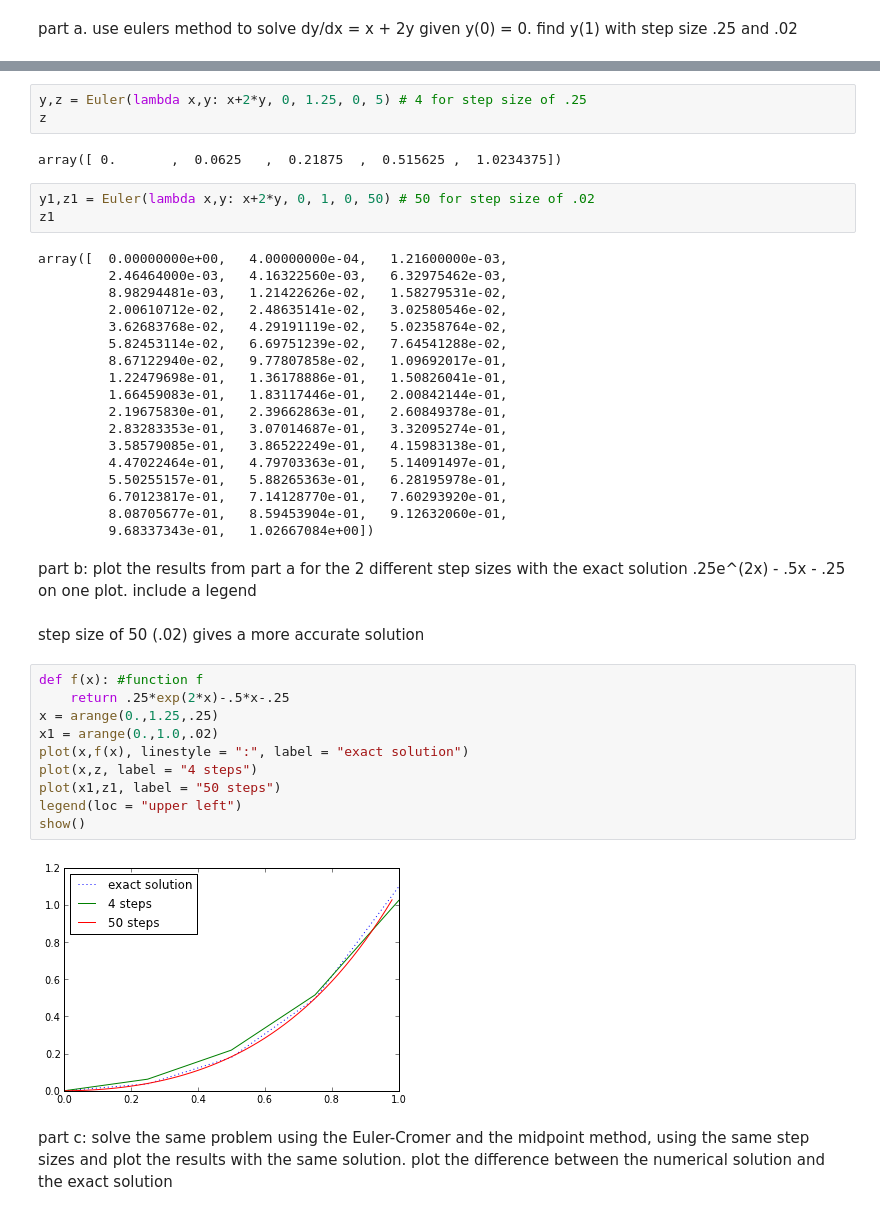
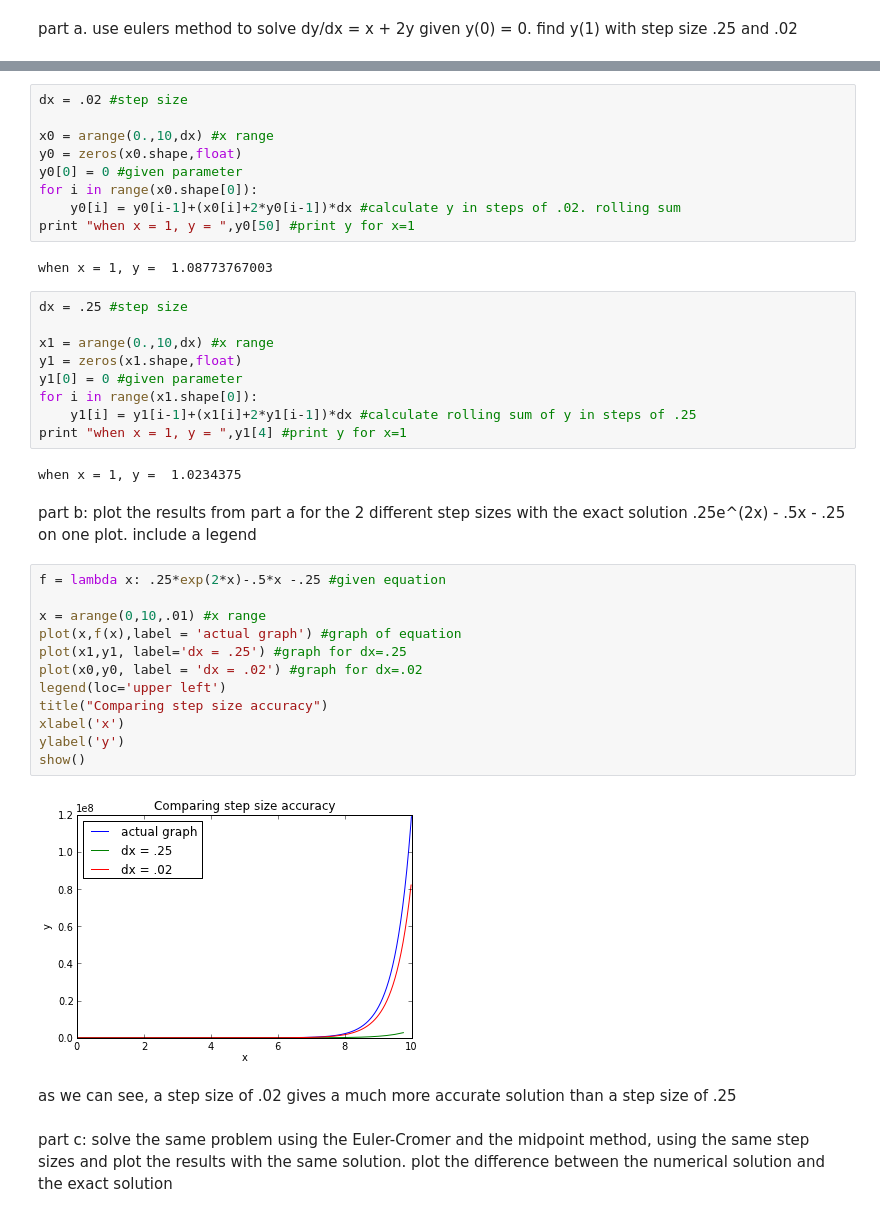
Before and after one commit to jruncoPHYS202/PHYS202-S13, a Jupyter notebook: week7/ThursdayNotes.ipynb, the cells around one changed output, grey strips where cells are left out. Saved outputs shown, nothing was run; the diff lists cells and outputs as text.

```diff
--- a/week7/ThursdayNotes.ipynb
+++ b/week7/ThursdayNotes.ipynb
@@ -45,44 +30,42 @@ def Euler(f, xa, xb, ya, n):
-# %%
-y,z = Euler(lambda x,y: x+2*y, 0, 1.25, 0, 5) # 4 for step size of .25
-z
-# %% [output]
-array([ 0.       ,  0.0625   ,  0.21875  ,  0.515625 ,  1.0234375])
-# %%
-y1,z1 = Euler(lambda x,y: x+2*y, 0, 1, 0, 50) # 50 for step size of .02
-z1
-# %% [output]
-array([  0.00000000e+00,   4.00000000e-04,   1.21600000e-03,
-         2.46464000e-03,   4.16322560e-03,   6.32975462e-03,
-         8.98294481e-03,   1.21422626e-02,   1.58279531e-02,
-         2.00610712e-02,   2.48635141e-02,   3.02580546e-02,
-         3.62683768e-02,   4.29191119e-02,   5.02358764e-02,
-         5.82453114e-02,   6.69751239e-02,   7.64541288e-02,
-         8.67122940e-02,   9.77807858e-02,   1.09692017e-01,
-         1.22479698e-01,   1.36178886e-01,   1.50826041e-01,
-         1.66459083e-01,   1.83117446e-01,   2.00842144e-01,
-         2.19675830e-01,   2.39662863e-01,   2.60849378e-01,
-         2.83283353e-01,   3.07014687e-01,   3.32095274e-01,
-         3.58579085e-01,   3.86522249e-01,   4.15983138e-01,
-         4.47022464e-01,   4.79703363e-01,   5.14091497e-01,
-         5.50255157e-01,   5.88265363e-01,   6.28195978e-01,
-         6.70123817e-01,   7.14128770e-01,   7.60293920e-01,
-         8.08705677e-01,   8.59453904e-01,   9.12632060e-01,
-         9.68337343e-01,   1.02667084e+00])
+# %%
+dx = .02 #step size
+
+x0 = arange(0.,10,dx) #x range
+y0 = zeros(x0.shape,float)
+y0[0] = 0 #given parameter
+for i in range(x0.shape[0]):
+    y0[i] = y0[i-1]+(x0[i]+2*y0[i-1])*dx #calculate y in steps of .02. rolling sum
+print "when x = 1, y = ",y0[50] #print y for x=1
+# %% [output]
+when x = 1, y =  1.08773767003
+# %%
+dx = .25 #step size
+
+x1 = arange(0.,10,dx) #x range
+y1 = zeros(x1.shape,float)
+y1[0] = 0 #given parameter
+for i in range(x1.shape[0]):
+    y1[i] = y1[i-1]+(x1[i]+2*y1[i-1])*dx #calculate rolling sum of y in steps of .25
+print "when x = 1, y = ",y1[4] #print y for x=1
+# %% [output]
+when x = 1, y =  1.0234375
 # %% [markdown]
 part b: plot the results from part a for the 2 different step sizes with the exact solution .25e^(2x) - .5x - .25 on one plot. include a legend
+# %%
+f = lambda x: .25*exp(2*x)-.5*x -.25 #given equation
+
+x = arange(0,10,.01) #x range
+plot(x,f(x),label = 'actual graph') #graph of equation
+plot(x1,y1, label='dx = .25') #graph for dx=.25
+plot(x0,y0, label = 'dx = .02') #graph for dx=.02
+legend(loc='upper left')
+title("Comparing step size accuracy")
+xlabel('x')
+ylabel('y')
+show()
+# %% [output]
+[figure, added]
 # %% [markdown]
-step size of 50 (.02) gives a more accurate solution
+as we can see, a step size of .02 gives a much more accurate solution than a step size of .25
-# %%
-def f(x): #function f
-    return .25*exp(2*x)-.5*x-.25
-x = arange(0.,1.25,.25)
-x1 = arange(0.,1.0,.02)
-plot(x,f(x), linestyle = ":", label = "exact solution")
-plot(x,z, label = "4 steps")
-plot(x1,z1, label = "50 steps")
-legend(loc = "upper left")
-show()
-# %% [output]
-[figure, removed]
 # %% [markdown]
 part c: solve the same problem using the Euler-Cromer and the midpoint method, using the same step sizes and plot the results with the same solution. plot the difference between the numerical solution and the exact solution
```
Also changed, not shown: parts of 8 cells of this notebook.
